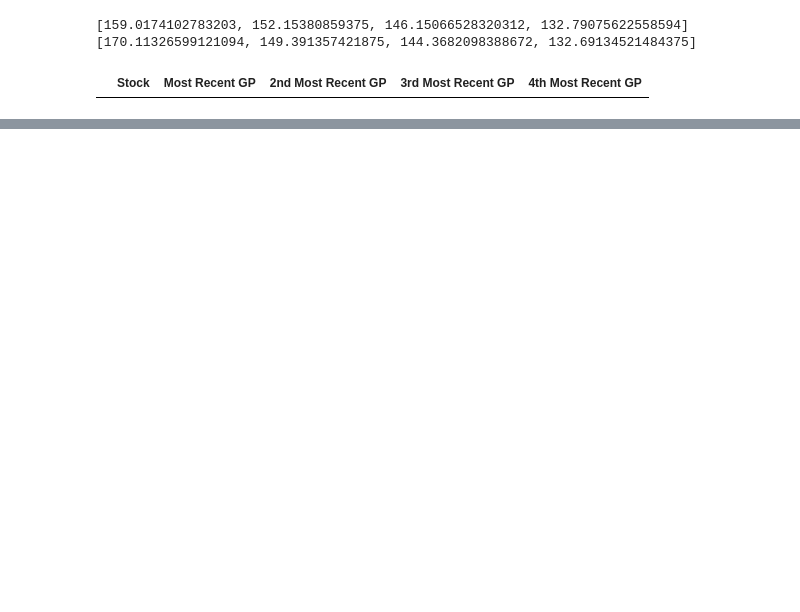
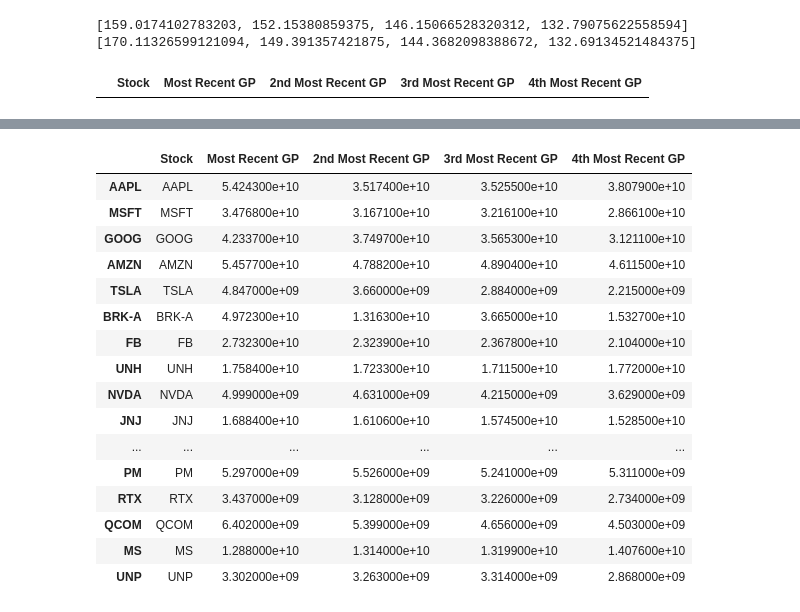
Before and after one commit to jdanninger/Association-Between-Quarterly-Earnings-and-Short-Term-Share-Price-, a Jupyter notebook: Data Collection -- testing.ipynb, the cells around one changed output, grey strips where cells are left out. Drawn from its saved outputs; the diff is of its cells as text; code cells hidden in the pictures; blank space fills up the shorter version.

```diff
--- a/Data Collection -- testing.ipynb
+++ b/Data Collection -- testing.ipynb
@@ -293,0 +317,21 @@ price.to_csv('stockPrice.csv')
+# %%
+r = pd.read_csv('grossProfit.csv')
+r
+# %% [output]
+|  | Stock | Most Recent GP | 2nd Most Recent GP | 3rd Most Recent GP | 4th Most Recent GP |
+| AAPL | AAPL | 5.424300e+10 | 3.517400e+10 | 3.525500e+10 | 3.807900e+10 |
+| MSFT | MSFT | 3.476800e+10 | 3.167100e+10 | 3.216100e+10 | 2.866100e+10 |
+| GOOG | GOOG | 4.233700e+10 | 3.749700e+10 | 3.565300e+10 | 3.121100e+10 |
+| AMZN | AMZN | 5.457700e+10 | 4.788200e+10 | 4.890400e+10 | 4.611500e+10 |
+| TSLA | TSLA | 4.847000e+09 | 3.660000e+09 | 2.884000e+09 | 2.215000e+09 |
+| BRK-A | BRK-A | 4.972300e+10 | 1.316300e+10 | 3.665000e+10 | 1.532700e+10 |
+| FB | FB | 2.732300e+10 | 2.323900e+10 | 2.367800e+10 | 2.104000e+10 |
+| UNH | UNH | 1.758400e+10 | 1.723300e+10 | 1.711500e+10 | 1.772000e+10 |
+| NVDA | NVDA | 4.999000e+09 | 4.631000e+09 | 4.215000e+09 | 3.629000e+09 |
+| JNJ | JNJ | 1.688400e+10 | 1.610600e+10 | 1.574500e+10 | 1.528500e+10 |
+| ... | ... | ... | ... | ... | ... |
+| PM | PM | 5.297000e+09 | 5.526000e+09 | 5.241000e+09 | 5.311000e+09 |
+| RTX | RTX | 3.437000e+09 | 3.128000e+09 | 3.226000e+09 | 2.734000e+09 |
+| QCOM | QCOM | 6.402000e+09 | 5.399000e+09 | 4.656000e+09 | 4.503000e+09 |
+| MS | MS | 1.288000e+10 | 1.314000e+10 | 1.319900e+10 | 1.407600e+10 |
+| UNP | UNP | 3.302000e+09 | 3.263000e+09 | 3.314000e+09 | 2.868000e+09 |
```
Also changed, not shown: parts of 8 cells of this notebook, 4 other files.
